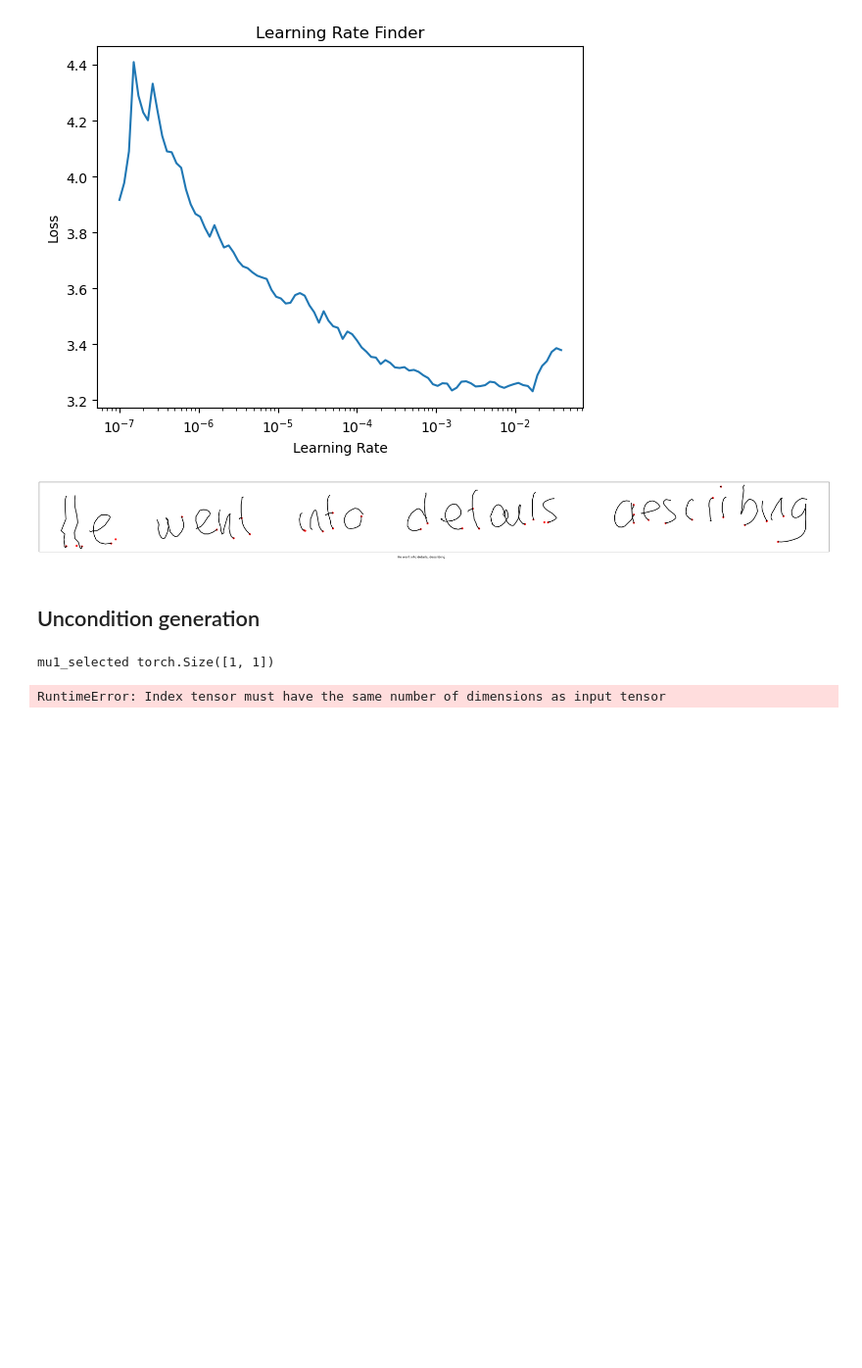
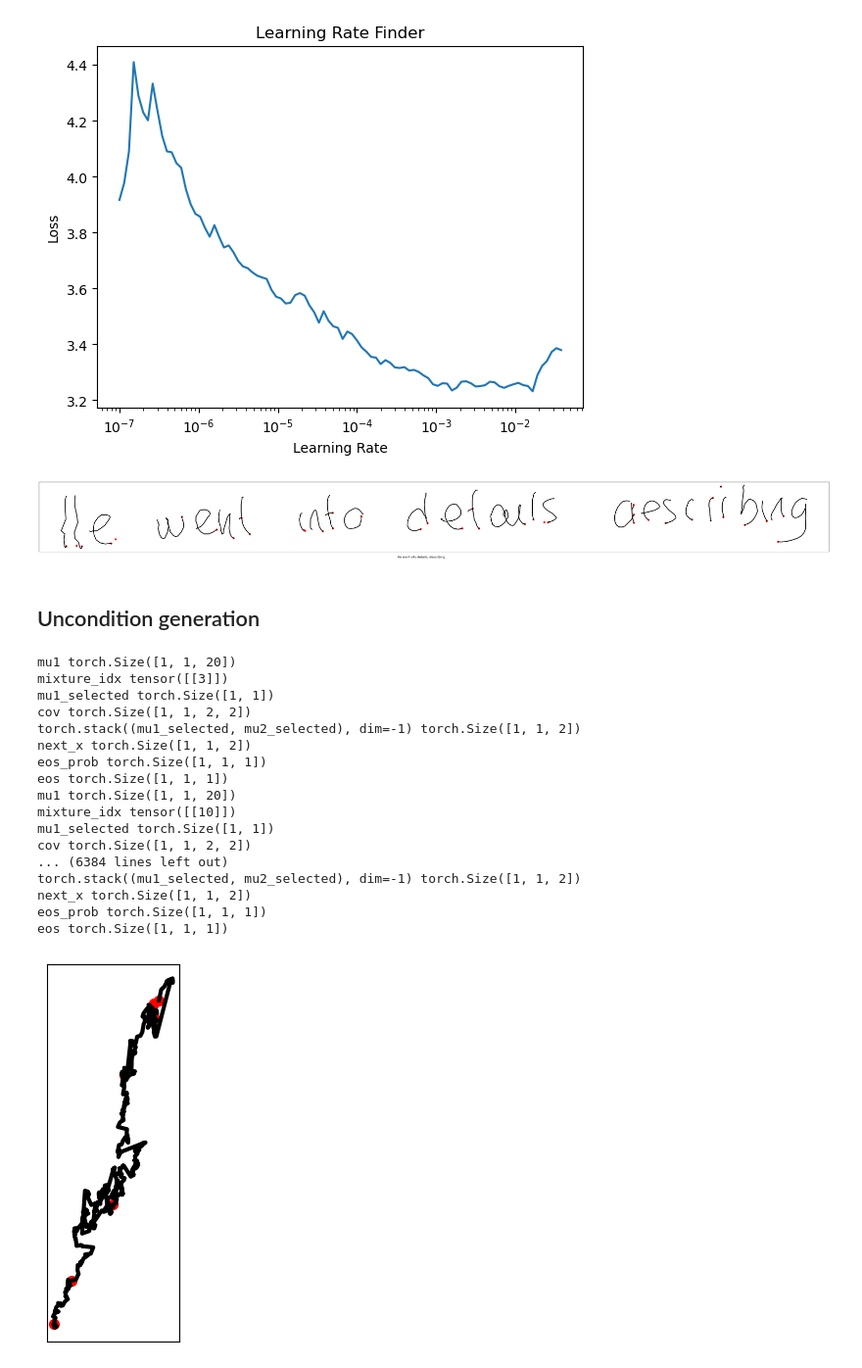
Before and after one commit to timothyq/LSTM_For_Handwriting, a Jupyter notebook: data_exploration.ipynb, the cells around one changed output. Shown at 98% size. Cells and saved outputs as stored; diff of their text form; code cells hidden in the pictures; blank space fills up the shorter version.

Commit message:
flax lstm implementation

```diff
--- a/data_exploration.ipynb
+++ b/data_exploration.ipynb
@@ -307,31 +292,47 @@ plot_stroke_with_dataset(dataset, np.random.randint(len(dataset)))
 # %% [markdown]
 ## Uncondition generation
 # %%
-import importlib
+import importlib, torch
 from models import lstm_model
 importlib.reload(lstm_model)
-importlib.reload(utils)
+# importlib.reload(utils)
 
 from models import lstm_model
 from utils import plot_stroke_with_ending
-model = lstm_model.Uncondition_LSTM(
+model = lstm_model.Uncondition_LayerNorm_LSTM(
     alphabet_size=78,
     input_size=3,
     hidden_size=400,
     num_layers=3,
     component_K=20,
     dropout=0.1
 ).to('cpu')
-model.load_state_dict(torch.load('models/uncondition_lstm_2e.pt', map_location=torch.device('cpu')))
+model.load_state_dict(torch.load('models/uncon_lstm_batch16_outputLayerNorm_eachlayer_4e.pt', map_location=torch.device('cpu')))
 model.eval()
 
 sequence_lengths = 800
 generated_sequence = model.predict(sequence_lengths, 'cpu')
 
 generated_sequence_numpy = generated_sequence.cpu().detach().numpy().squeeze(0)
 
 generated_sequence_numpy[-1,0] = 1
 plot_stroke_with_ending(generated_sequence_numpy)
 # %% [output]
+mu1 torch.Size([1, 1, 20])
+mixture_idx tensor([[3]])
 mu1_selected torch.Size([1, 1])
+cov torch.Size([1, 1, 2, 2])
+torch.stack((mu1_selected, mu2_selected), dim=-1) torch.Size([1, 1, 2])
+next_x torch.Size([1, 1, 2])
+eos_prob torch.Size([1, 1, 1])
+eos torch.Size([1, 1, 1])
+mu1 torch.Size([1, 1, 20])
+mixture_idx tensor([[10]])
+mu1_selected torch.Size([1, 1])
+cov torch.Size([1, 1, 2, 2])
+... (6384 lines left out)
+torch.stack((mu1_selected, mu2_selected), dim=-1) torch.Size([1, 1, 2])
+next_x torch.Size([1, 1, 2])
+eos_prob torch.Size([1, 1, 1])
+eos torch.Size([1, 1, 1])
-RuntimeError: Index tensor must have the same number of dimensions as input tensor
+[figure, added]
```
Also changed, not shown: parts of 6 cells of this notebook, 11 other files.
